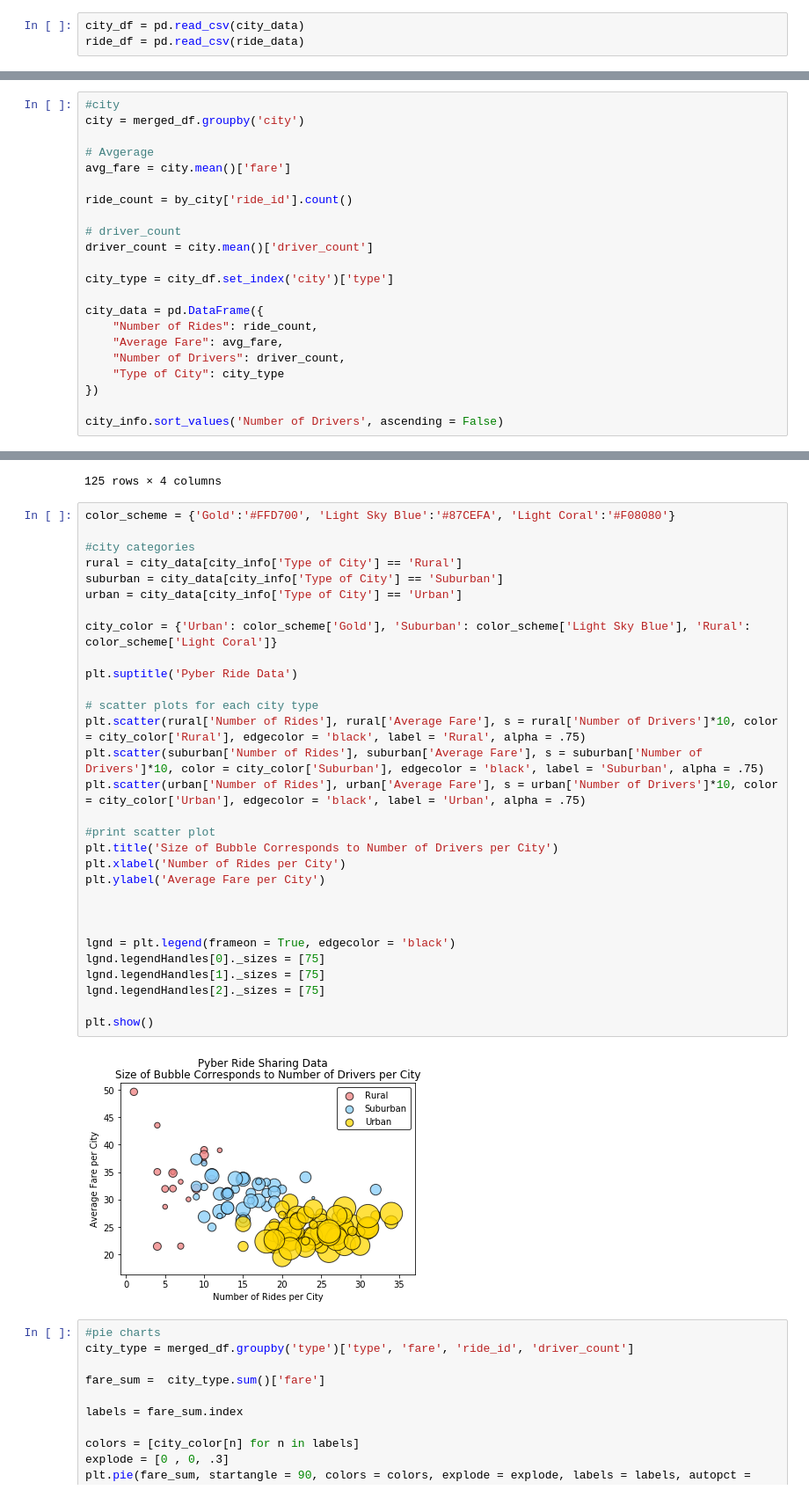
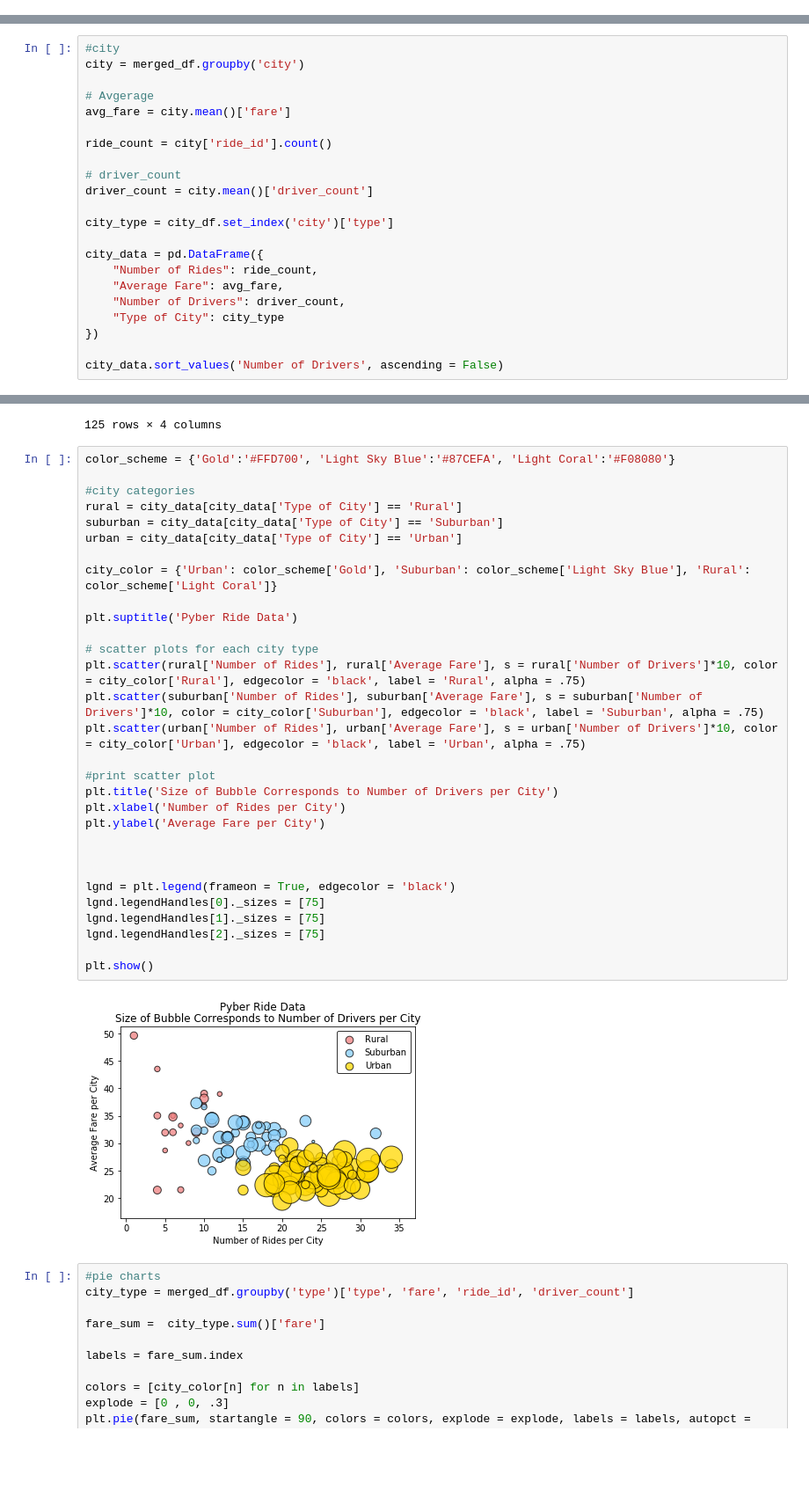
Before and after one commit to Umu2509/Pyber_Ride, a Jupyter notebook: Pyber_Ride.ipynb, the cells around one changed output, grey strips where cells are left out. Shown: that part at 88% size. Drawn from its saved outputs; the diff is of its cells as text; blank space fills up the shorter version.

Commit message:
PyberRide

```diff
--- a/Pyber_Ride.ipynb
+++ b/Pyber_Ride.ipynb
@@ -10,8 +9,5 @@ import os
 city_data = os.path.join('raw_data', 'city_data.csv')
 ride_data = os.path.join('raw_data', 'ride_data.csv')
-# %%
-city_df = pd.read_csv(city_data)
-ride_df = pd.read_csv(ride_data)
 # %%
 city_df = city_df.drop_duplicates('city', keep = 'first')
 
@@ -42,7 +28,7 @@ city = merged_df.groupby('city')
 # Avgerage
 avg_fare = city.mean()['fare']
 
-ride_count = by_city['ride_id'].count()
+ride_count = city['ride_id'].count()
 
 # driver_count
 driver_count = city.mean()['driver_count']
@@ -56,7 +42,7 @@ city_data = pd.DataFrame({
     "Type of City": city_type
 })
 
-city_info.sort_values('Number of Drivers', ascending = False)
+city_data.sort_values('Number of Drivers', ascending = False)
 # %% [output]
 |  | Average Fare | Number of Drivers | Number of Rides | Type of City |
 | Davidtown | 22.978095 | 73.0 | 21 | Urban |
@@ -79,35 +65,35 @@ city_info.sort_values('Number of Drivers', ascending = False)
 # %%
 color_scheme = {'Gold':'#FFD700', 'Light Sky Blue':'#87CEFA', 'Light Coral':'#F08080'}
 
 #city categories
-rural = city_data[city_info['Type of City'] == 'Rural']
-suburban = city_data[city_info['Type of City'] == 'Suburban']
-urban = city_data[city_info['Type of City'] == 'Urban']
+rural = city_data[city_data['Type of City'] == 'Rural']
+suburban = city_data[city_data['Type of City'] == 'Suburban']
+urban = city_data[city_data['Type of City'] == 'Urban']
 
 city_color = {'Urban': color_scheme['Gold'], 'Suburban': color_scheme['Light Sky Blue'], 'Rural': color_scheme['Light Coral']}
 
 plt.suptitle('Pyber Ride Data')
 
 # scatter plots for each city type
 plt.scatter(rural['Number of Rides'], rural['Average Fare'], s = rural['Number of Drivers']*10, color = city_color['Rural'], edgecolor = 'black', label = 'Rural', alpha = .75)
 plt.scatter(suburban['Number of Rides'], suburban['Average Fare'], s = suburban['Number of Drivers']*10, color = city_color['Suburban'], edgecolor = 'black', label = 'Suburban', alpha = .75)
 plt.scatter(urban['Number of Rides'], urban['Average Fare'], s = urban['Number of Drivers']*10, color = city_color['Urban'], edgecolor = 'black', label = 'Urban', alpha = .75)
 
 #print scatter plot
 plt.title('Size of Bubble Corresponds to Number of Drivers per City')
 plt.xlabel('Number of Rides per City')
 plt.ylabel('Average Fare per City')
 
 
 
 lgnd = plt.legend(frameon = True, edgecolor = 'black')
 lgnd.legendHandles[0]._sizes = [75]
 lgnd.legendHandles[1]._sizes = [75]
 lgnd.legendHandles[2]._sizes = [75]
 
 plt.show()
 # %% [output]
-[figure, old version]
+[figure, new version]
 # %%
 #pie charts
 city_type = merged_df.groupby('type')['type', 'fare', 'ride_id', 'driver_count']
```
Also changed, not shown: parts of 2 cells of this notebook, 1 other file.
